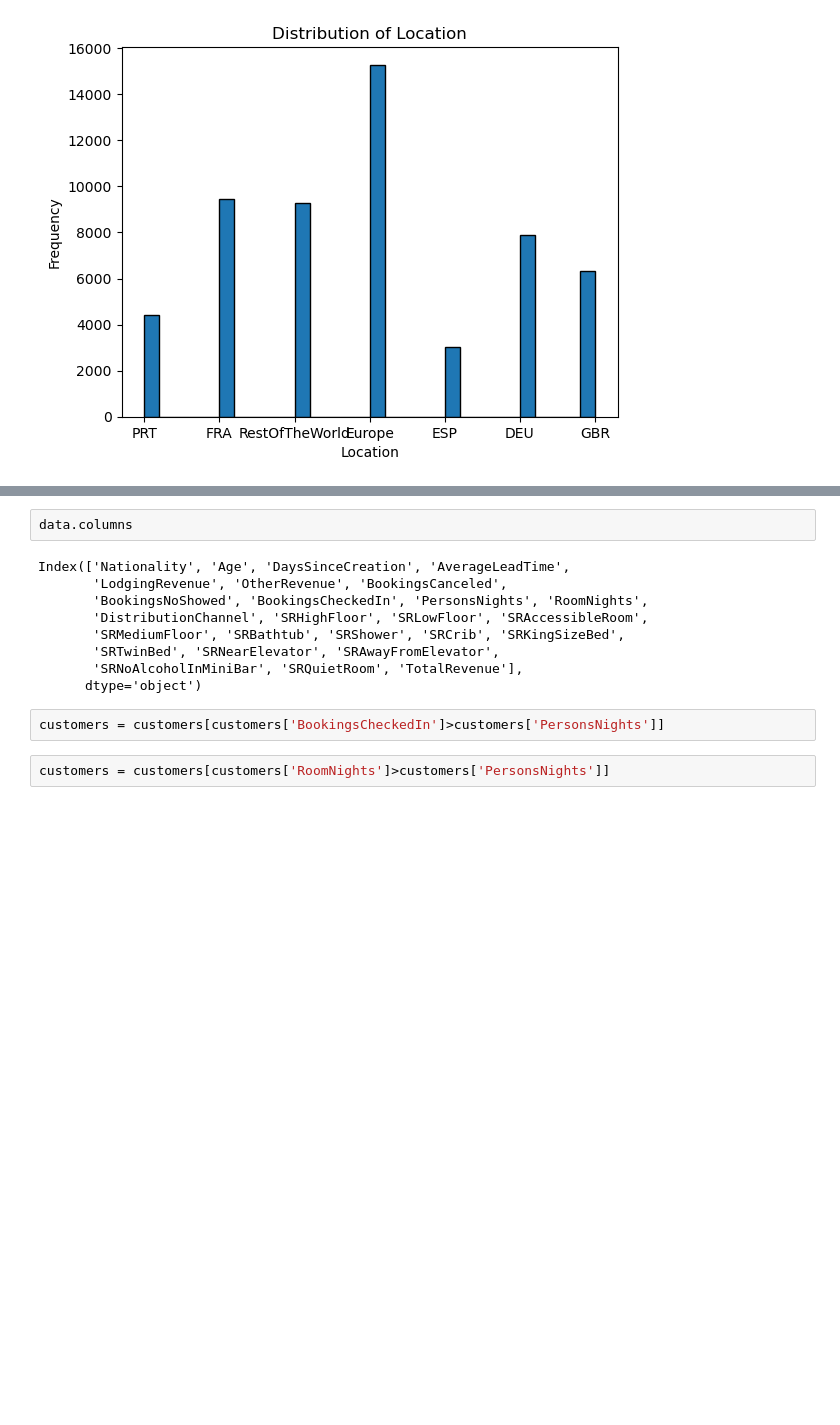
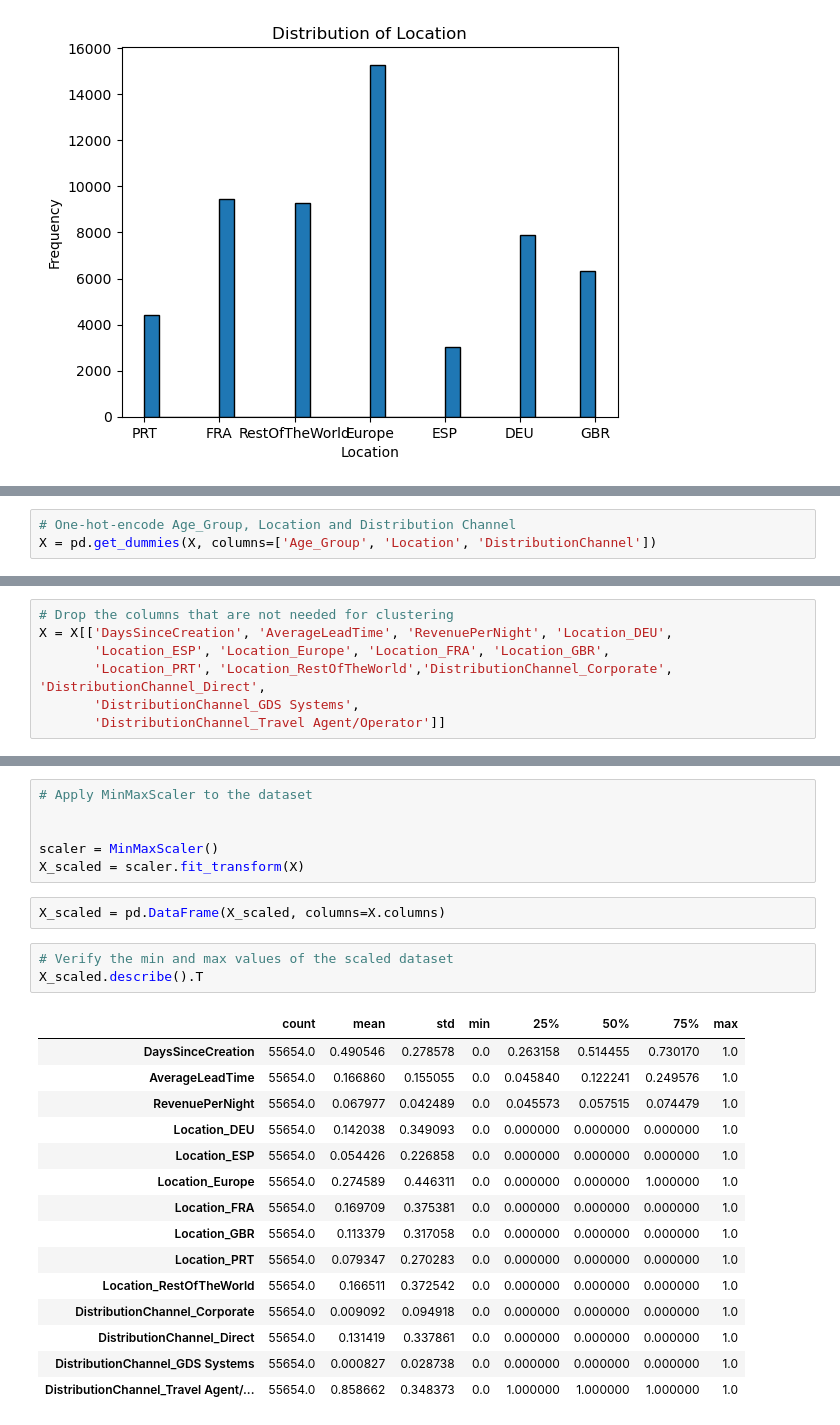
Before and after one commit to RubenCMarques/Hotel-Customer-Segmentation, a Jupyter notebook: Notebooks/A-B.ipynb, the cells around one changed output, grey strips where cells are left out. Cells and saved outputs as stored; diff of their text form; blank space fills up the shorter version.

```diff
--- a/Notebooks/A-B.ipynb
+++ b/Notebooks/A-B.ipynb
@@ -1267,0 +1284,3 @@ plt.show()
+# %%
+# One-hot-encode Age_Group, Location and Distribution Channel
+X = pd.get_dummies(X, columns=['Age_Group', 'Location', 'DistributionChannel'])
@@ -1267,0 +1305,7 @@ plt.show()
+# %%
+# Drop the columns that are not needed for clustering
+X = X[['DaysSinceCreation', 'AverageLeadTime', 'RevenuePerNight', 'Location_DEU',
+       'Location_ESP', 'Location_Europe', 'Location_FRA', 'Location_GBR',
+       'Location_PRT', 'Location_RestOfTheWorld','DistributionChannel_Corporate', 'DistributionChannel_Direct',
+       'DistributionChannel_GDS Systems',
+       'DistributionChannel_Travel Agent/Operator']]
@@ -1286,15 +1343,27 @@ Name: count, dtype: int64
-# %%
-data.columns
-# %% [output]
-Index(['Nationality', 'Age', 'DaysSinceCreation', 'AverageLeadTime',
-       'LodgingRevenue', 'OtherRevenue', 'BookingsCanceled',
-       'BookingsNoShowed', 'BookingsCheckedIn', 'PersonsNights', 'RoomNights',
-       'DistributionChannel', 'SRHighFloor', 'SRLowFloor', 'SRAccessibleRoom',
-       'SRMediumFloor', 'SRBathtub', 'SRShower', 'SRCrib', 'SRKingSizeBed',
-       'SRTwinBed', 'SRNearElevator', 'SRAwayFromElevator',
-       'SRNoAlcoholInMiniBar', 'SRQuietRoom', 'TotalRevenue'],
-      dtype='object')
-# %%
-customers = customers[customers['BookingsCheckedIn']>customers['PersonsNights']]
-# %%
-customers = customers[customers['RoomNights']>customers['PersonsNights']]
+# %%
+# Apply MinMaxScaler to the dataset
+
+
+scaler = MinMaxScaler()
+X_scaled = scaler.fit_transform(X)
+# %%
+X_scaled = pd.DataFrame(X_scaled, columns=X.columns)
+# %%
+# Verify the min and max values of the scaled dataset
+X_scaled.describe().T
+# %% [output]
+|  | count | mean | std | min | 25% | 50% | 75% | max |
+| DaysSinceCreation | 55654.0 | 0.490546 | 0.278578 | 0.0 | 0.263158 | 0.514455 | 0.730170 | 1.0 |
+| AverageLeadTime | 55654.0 | 0.166860 | 0.155055 | 0.0 | 0.045840 | 0.122241 | 0.249576 | 1.0 |
+| RevenuePerNight | 55654.0 | 0.067977 | 0.042489 | 0.0 | 0.045573 | 0.057515 | 0.074479 | 1.0 |
+| Location_DEU | 55654.0 | 0.142038 | 0.349093 | 0.0 | 0.000000 | 0.000000 | 0.000000 | 1.0 |
+| Location_ESP | 55654.0 | 0.054426 | 0.226858 | 0.0 | 0.000000 | 0.000000 | 0.000000 | 1.0 |
+| Location_Europe | 55654.0 | 0.274589 | 0.446311 | 0.0 | 0.000000 | 0.000000 | 1.000000 | 1.0 |
+| Location_FRA | 55654.0 | 0.169709 | 0.375381 | 0.0 | 0.000000 | 0.000000 | 0.000000 | 1.0 |
+| Location_GBR | 55654.0 | 0.113379 | 0.317058 | 0.0 | 0.000000 | 0.000000 | 0.000000 | 1.0 |
+| Location_PRT | 55654.0 | 0.079347 | 0.270283 | 0.0 | 0.000000 | 0.000000 | 0.000000 | 1.0 |
+| Location_RestOfTheWorld | 55654.0 | 0.166511 | 0.372542 | 0.0 | 0.000000 | 0.000000 | 0.000000 | 1.0 |
+| DistributionChannel_Corporate | 55654.0 | 0.009092 | 0.094918 | 0.0 | 0.000000 | 0.000000 | 0.000000 | 1.0 |
+| DistributionChannel_Direct | 55654.0 | 0.131419 | 0.337861 | 0.0 | 0.000000 | 0.000000 | 0.000000 | 1.0 |
+| DistributionChannel_GDS Systems | 55654.0 | 0.000827 | 0.028738 | 0.0 | 0.000000 | 0.000000 | 0.000000 | 1.0 |
+| DistributionChannel_Travel Agent/... | 55654.0 | 0.858662 | 0.348373 | 0.0 | 1.000000 | 1.000000 | 1.000000 | 1.0 |
```
Also changed, not shown: parts of 26 cells of this notebook.
